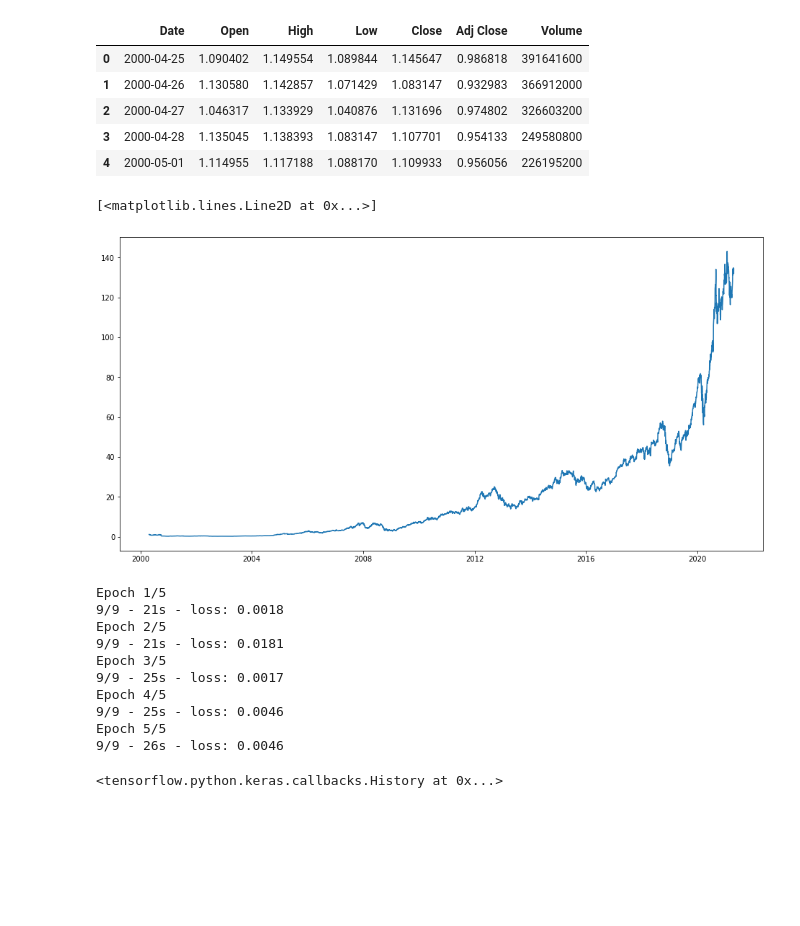
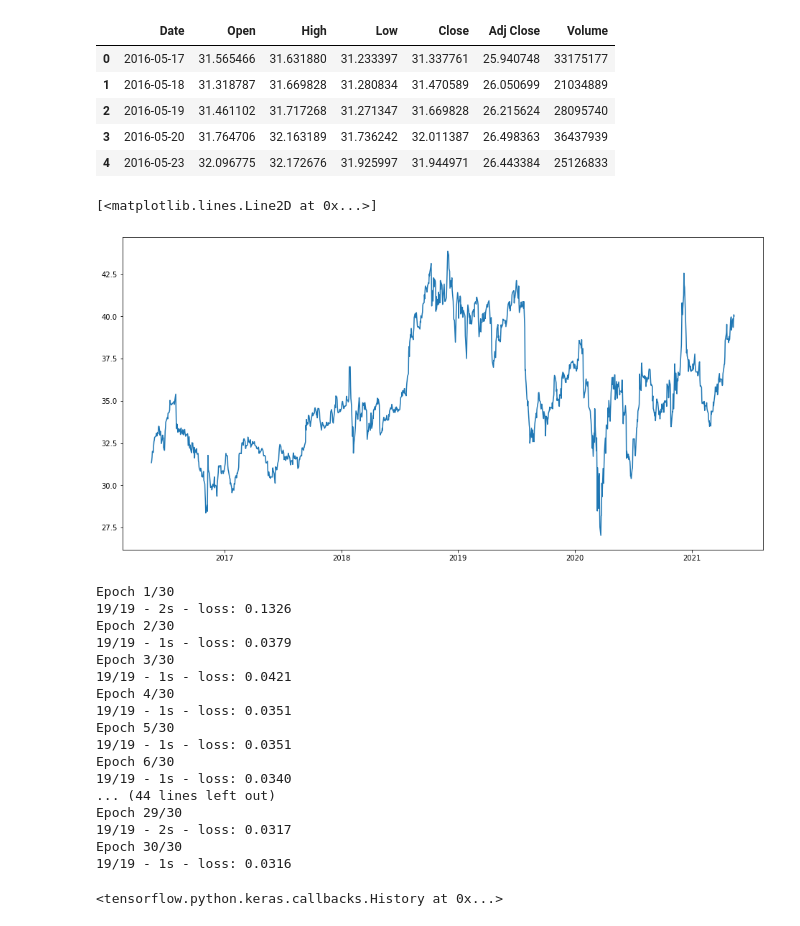
Before and after one commit to penachett/stock_price_prediction_app, a Jupyter notebook: ml/lstm(2).ipynb, the cells around one changed output. Cells and saved outputs as stored; diff of their text form; code cells hidden in the pictures; blank space fills up the shorter version.

```diff
--- a/ml/lstm(2).ipynb
+++ b/ml/lstm(2).ipynb
@@ -10,15 +10,15 @@ from sklearn.preprocessing import MinMaxScaler
 from keras.models import Sequential
 from keras.layers import LSTM,Dropout,Dense,SimpleRNN
 # %%
-df=pd.read_csv("AAPL_20Y.csv")
+df=pd.read_csv("PFE_5Y.csv")
 df.head()
 # %% [output]
 |  | Date | Open | High | Low | Close | Adj Close | Volume |
-| 0 | 2000-04-25 | 1.090402 | 1.149554 | 1.089844 | 1.145647 | 0.986818 | 391641600 |
-| 1 | 2000-04-26 | 1.130580 | 1.142857 | 1.071429 | 1.083147 | 0.932983 | 366912000 |
-| 2 | 2000-04-27 | 1.046317 | 1.133929 | 1.040876 | 1.131696 | 0.974802 | 326603200 |
-| 3 | 2000-04-28 | 1.135045 | 1.138393 | 1.083147 | 1.107701 | 0.954133 | 249580800 |
-| 4 | 2000-05-01 | 1.114955 | 1.117188 | 1.088170 | 1.109933 | 0.956056 | 226195200 |
+| 0 | 2016-05-17 | 31.565466 | 31.631880 | 31.233397 | 31.337761 | 25.940748 | 33175177 |
+| 1 | 2016-05-18 | 31.318787 | 31.669828 | 31.280834 | 31.470589 | 26.050699 | 21034889 |
+| 2 | 2016-05-19 | 31.461102 | 31.717268 | 31.271347 | 31.669828 | 26.215624 | 28095740 |
+| 3 | 2016-05-20 | 31.764706 | 32.163189 | 31.736242 | 32.011387 | 26.498363 | 36437939 |
+| 4 | 2016-05-23 | 32.096775 | 32.172676 | 31.925997 | 31.944971 | 26.443384 | 25126833 |
 # %%
 df["Date"]=pd.to_datetime(df.Date,format="%Y-%m-%d")
 df.index=df['Date']
@@ -27,5 +27,5 @@ plt.figure(figsize=(16,8))
 plt.plot(df["Close"],label='Close Price history')
 # %% [output]
 [<matplotlib.lines.Line2D at 0x...>]
-[figure, old version]
+[figure, new version]
 # %%
@@ -73,23 +73,30 @@ x_train_data,y_train_data = np.array(x_train_data),np.array(y_train_data)
 x_train_data = np.reshape(x_train_data,(x_train_data.shape[0],x_train_data.shape[1],1))
 # %%
 lstm_model = Sequential()
-lstm_model.add(LSTM(units=50,return_sequences=True, input_shape=(x_train_data.shape[1],1)))
+lstm_model.add(LSTM(units=50,return_sequences=False, input_shape=(x_train_data.shape[1],1)))
 # lstm_model.add(LSTM(units=50,return_sequences=False, input_shape=(x_train_data.shape[1],1)))
-lstm_model.add(LSTM(units=128, return_sequences=True))
-lstm_model.add(LSTM(units=64, return_sequences=False))
+# lstm_model.add(LSTM(units=128, return_sequences=True))
+# lstm_model.add(LSTM(units=64, return_sequences=False))
 lstm_model.add(Dense(1))
 lstm_model.compile(loss='mse',optimizer='adam')
 # lstm_model.compile(loss='mean_squared_error',optimizer='adam')
-lstm_model.fit(x_train_data,y_train_data,epochs=5,batch_size=500,verbose=2, shuffle=False)
+lstm_model.fit(x_train_data,y_train_data,epochs=30,batch_size=40,verbose=2, shuffle=False)
 # %% [output]
-Epoch 1/5
-9/9 - 21s - loss: 0.0018
-Epoch 2/5
-9/9 - 21s - loss: 0.0181
-Epoch 3/5
-9/9 - 25s - loss: 0.0017
-Epoch 4/5
-9/9 - 25s - loss: 0.0046
-Epoch 5/5
-9/9 - 26s - loss: 0.0046
+Epoch 1/30
+19/19 - 2s - loss: 0.1326
+Epoch 2/30
+19/19 - 1s - loss: 0.0379
+Epoch 3/30
+19/19 - 1s - loss: 0.0421
+Epoch 4/30
+19/19 - 1s - loss: 0.0351
+Epoch 5/30
+19/19 - 1s - loss: 0.0351
+Epoch 6/30
+19/19 - 1s - loss: 0.0340
+... (44 lines left out)
+Epoch 29/30
+19/19 - 2s - loss: 0.0317
+Epoch 30/30
+19/19 - 1s - loss: 0.0316
 <tensorflow.python.keras.callbacks.History at 0x...>
```
Also changed, not shown: parts of 4 cells of this notebook, 18 other files.
